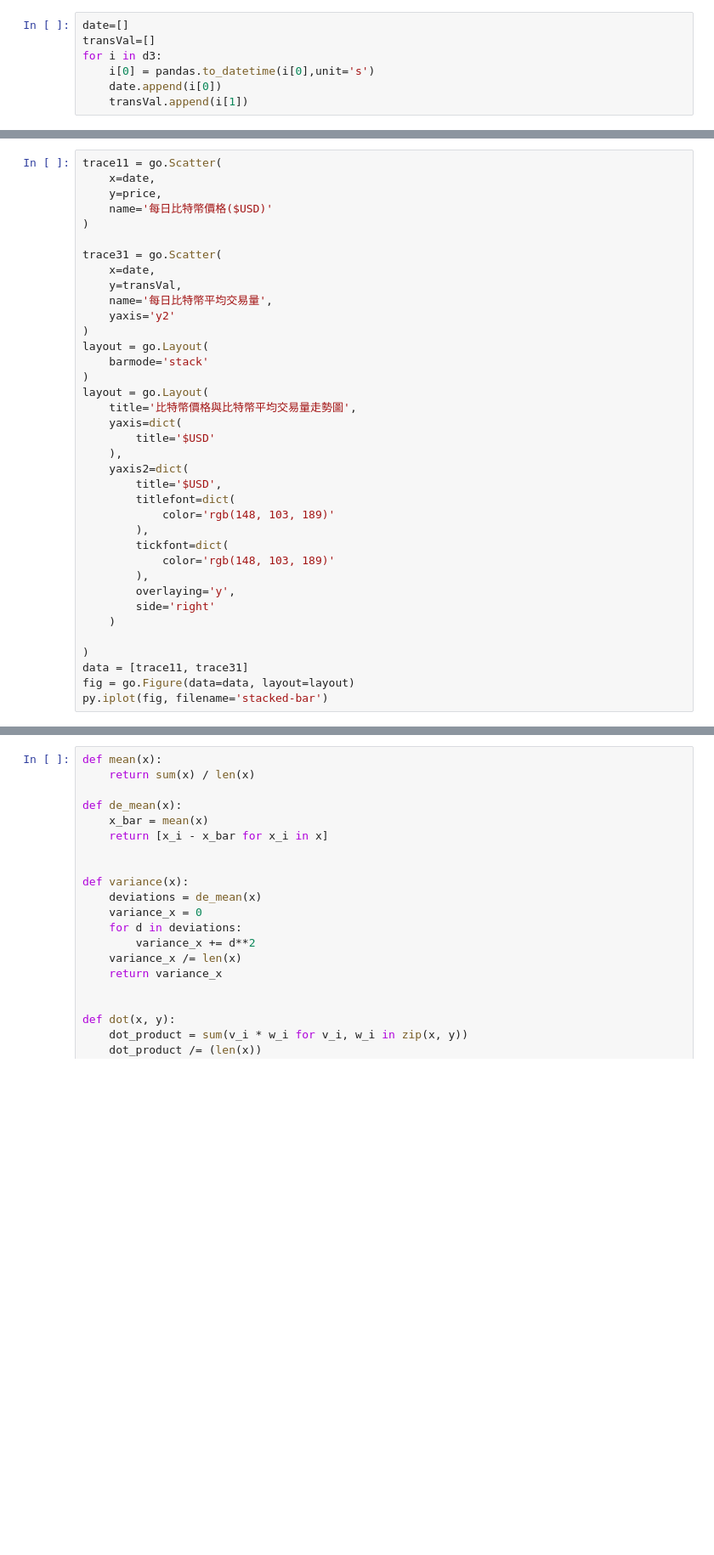
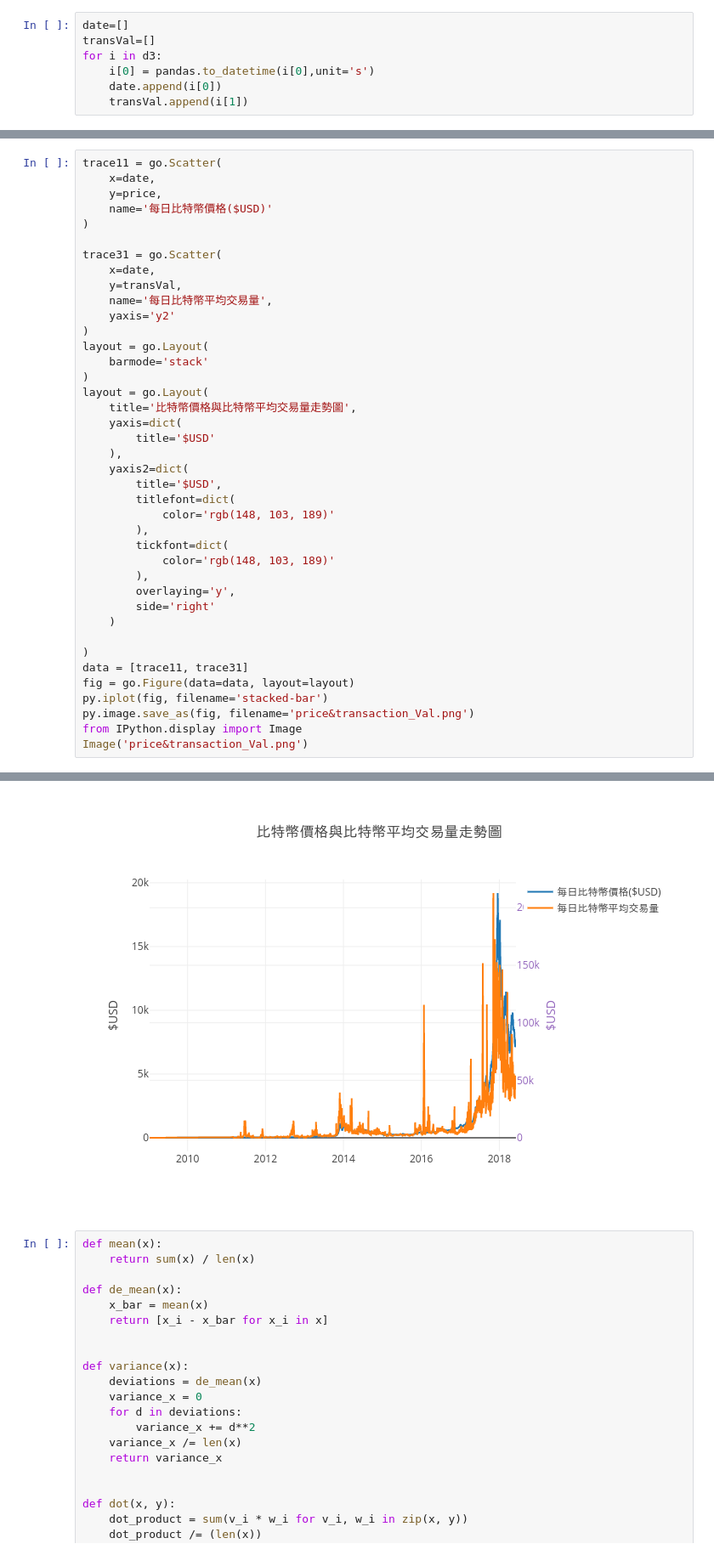
Before and after one commit to Yusei0910/blockchain_project, a Jupyter notebook: price&daily_transaction&transaction_value.ipynb, the cells around one changed output, grey strips where cells are left out. Shown: that part at 85% size. Drawn from its saved outputs; the diff is of its cells as text; blank space fills up the shorter version.

```diff
--- a/price&daily_transaction&transaction_value.ipynb
+++ b/price&daily_transaction&transaction_value.ipynb
@@ -118,4 +121,7 @@ layout = go.Layout(
 data = [trace11, trace31]
 fig = go.Figure(data=data, layout=layout)
 py.iplot(fig, filename='stacked-bar')
+py.image.save_as(fig, filename='price&transaction_Val.png')
+from IPython.display import Image
+Image('price&transaction_Val.png')
 # %% [output]
@@ -123,3 +128,4 @@ py.iplot(fig, filename='stacked-bar')
+[figure, added]
 # %%
 def mean(x):
     return sum(x) / len(x)
```
Also changed, not shown: parts of 6 cells of this notebook, 1 other file.
